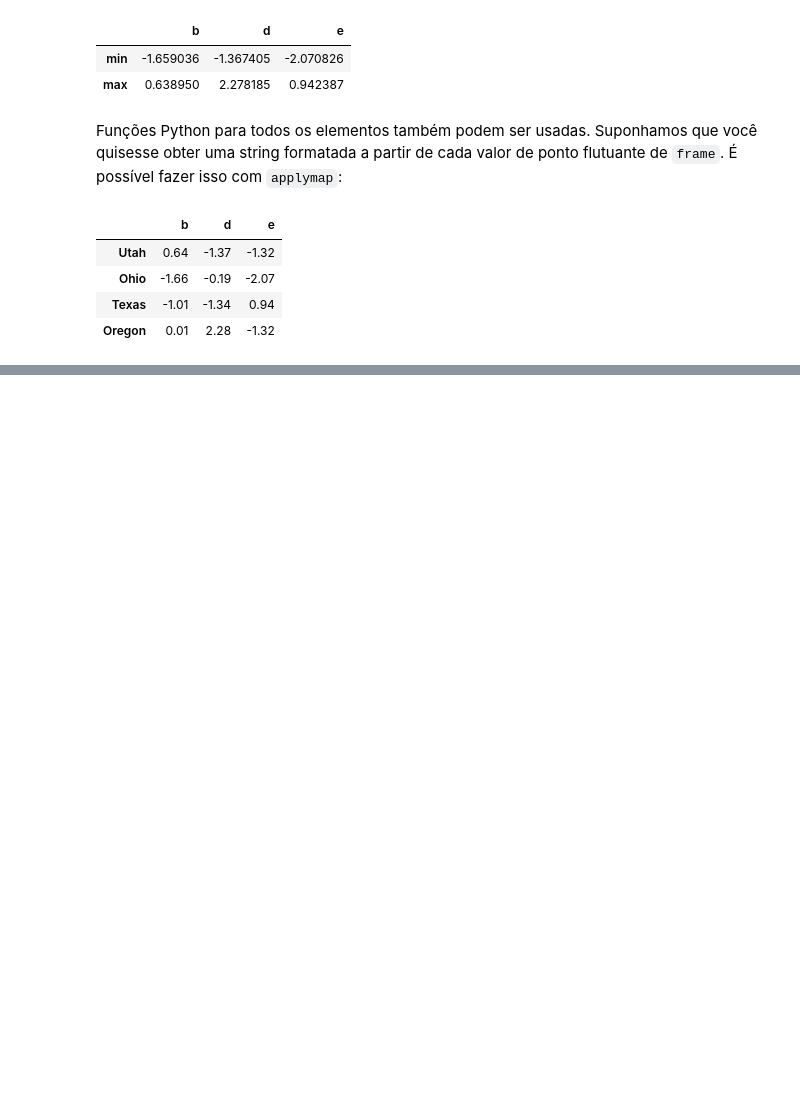
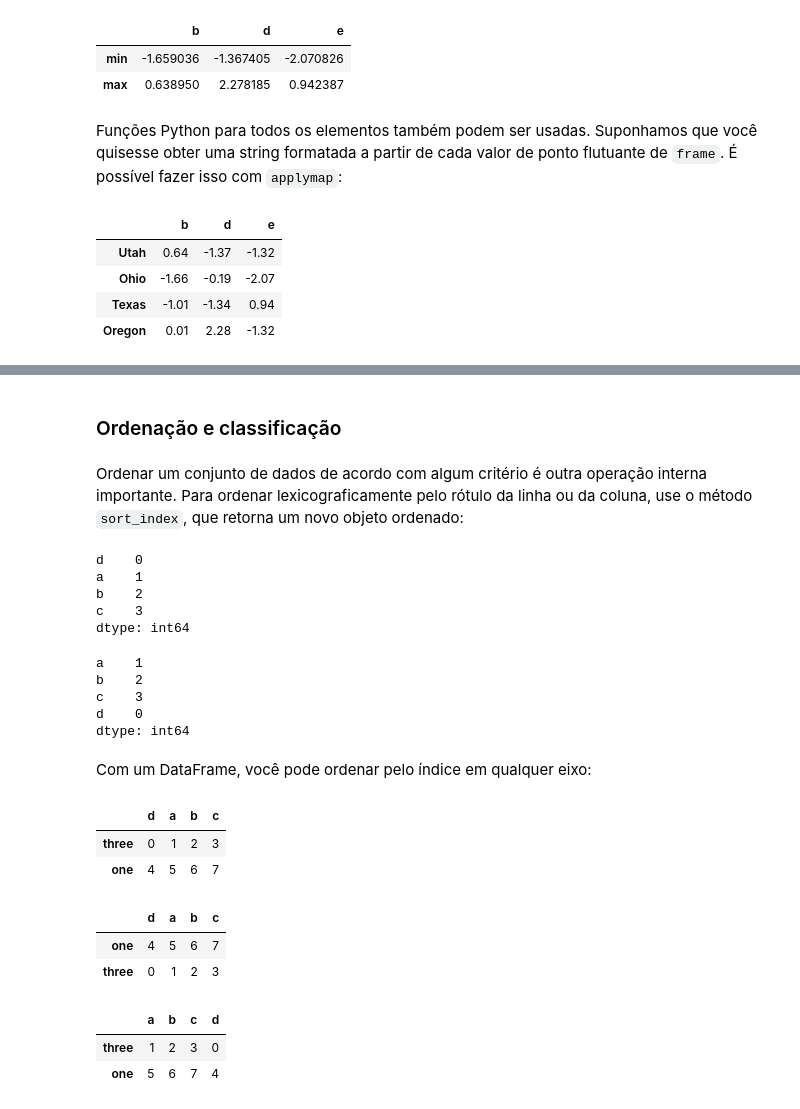
Before and after one commit to isaiassousa032/python-para-analise-de-dados-livro, a Jupyter notebook: Capitulo 5.ipynb, the cells around one changed output, grey strips where cells are left out. Cells and saved outputs as stored; diff of their text form; code cells hidden in the pictures; blank space fills up the shorter version.

```diff
--- a/Capitulo 5.ipynb
+++ b/Capitulo 5.ipynb
@@ -1260,0 +1273,42 @@ frame.applymap(my_format)
+# %% [markdown]
+### Ordenação e classificação
+# %% [markdown]
+Ordenar um conjunto de dados de acordo com algum critério é outra operação interna importante. Para ordenar lexicograficamente pelo rótulo da linha ou da coluna, use o método `sort_index`, que retorna um novo objeto ordenado:
+# %%
+obj = pd.Series(np.arange(4), index=["d","a","b","c"])
+obj
+# %% [output]
+d    0
+a    1
+b    2
+c    3
+dtype: int64
+# %%
+obj.sort_index()
+# %% [output]
+a    1
+b    2
+c    3
+d    0
+dtype: int64
+# %% [markdown]
+Com um DataFrame, você pode ordenar pelo índice em qualquer eixo:
+# %%
+frame = pd.DataFrame(np.arange(8).reshape((2,4)), index=["three","one"], columns=["d","a","b","c"])
+frame
+# %% [output]
+|  | d | a | b | c |
+| three | 0 | 1 | 2 | 3 |
+| one | 4 | 5 | 6 | 7 |
+# %%
+frame.sort_index()
+# %% [output]
+|  | d | a | b | c |
+| one | 4 | 5 | 6 | 7 |
+| three | 0 | 1 | 2 | 3 |
+# %%
+frame.sort_index(axis="columns")
+# %% [output]
+|  | a | b | c | d |
+| three | 1 | 2 | 3 | 0 |
+| one | 5 | 6 | 7 | 4 |
```
Also changed, not shown: parts of 6 cells of this notebook, 1 other file.
